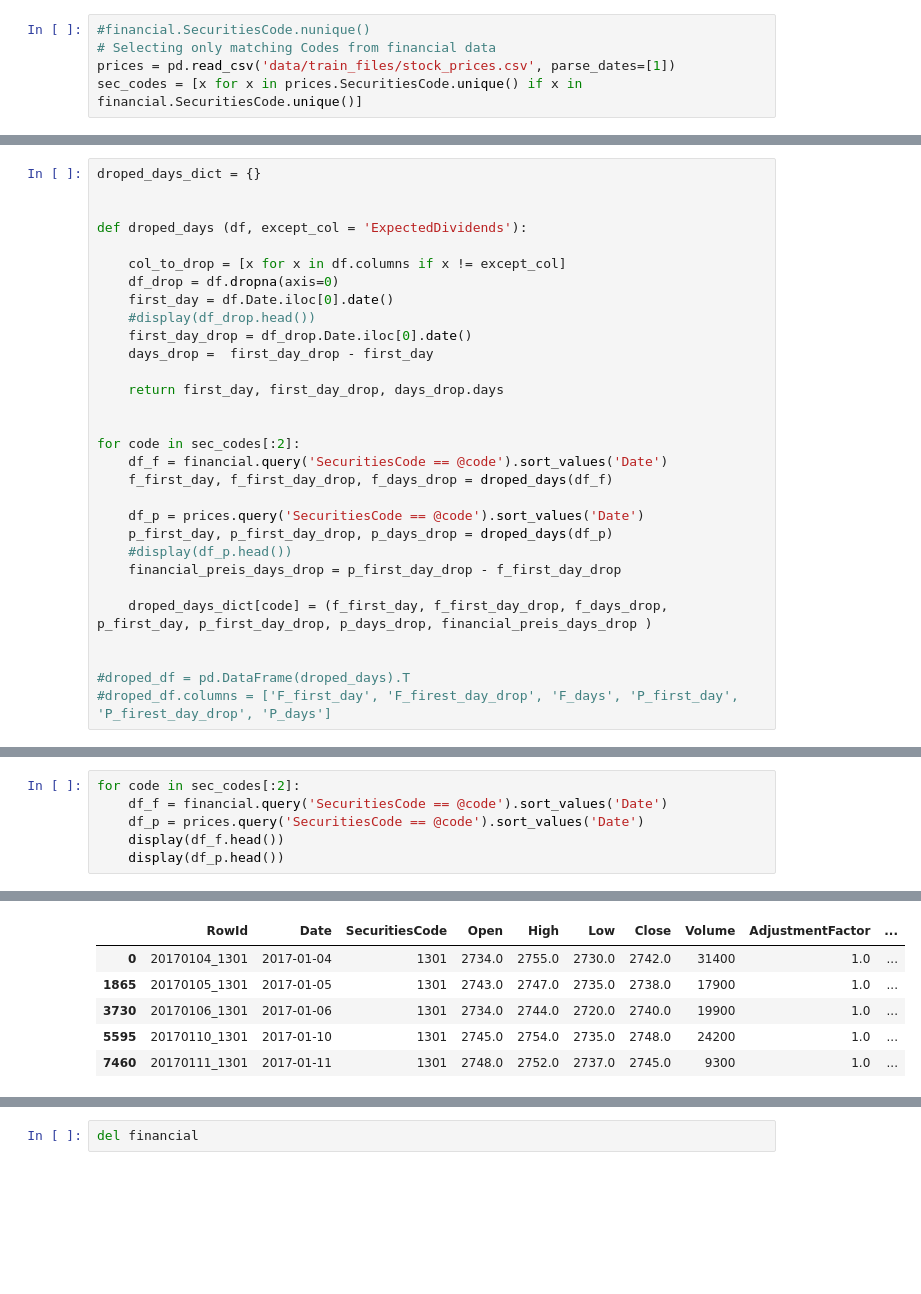
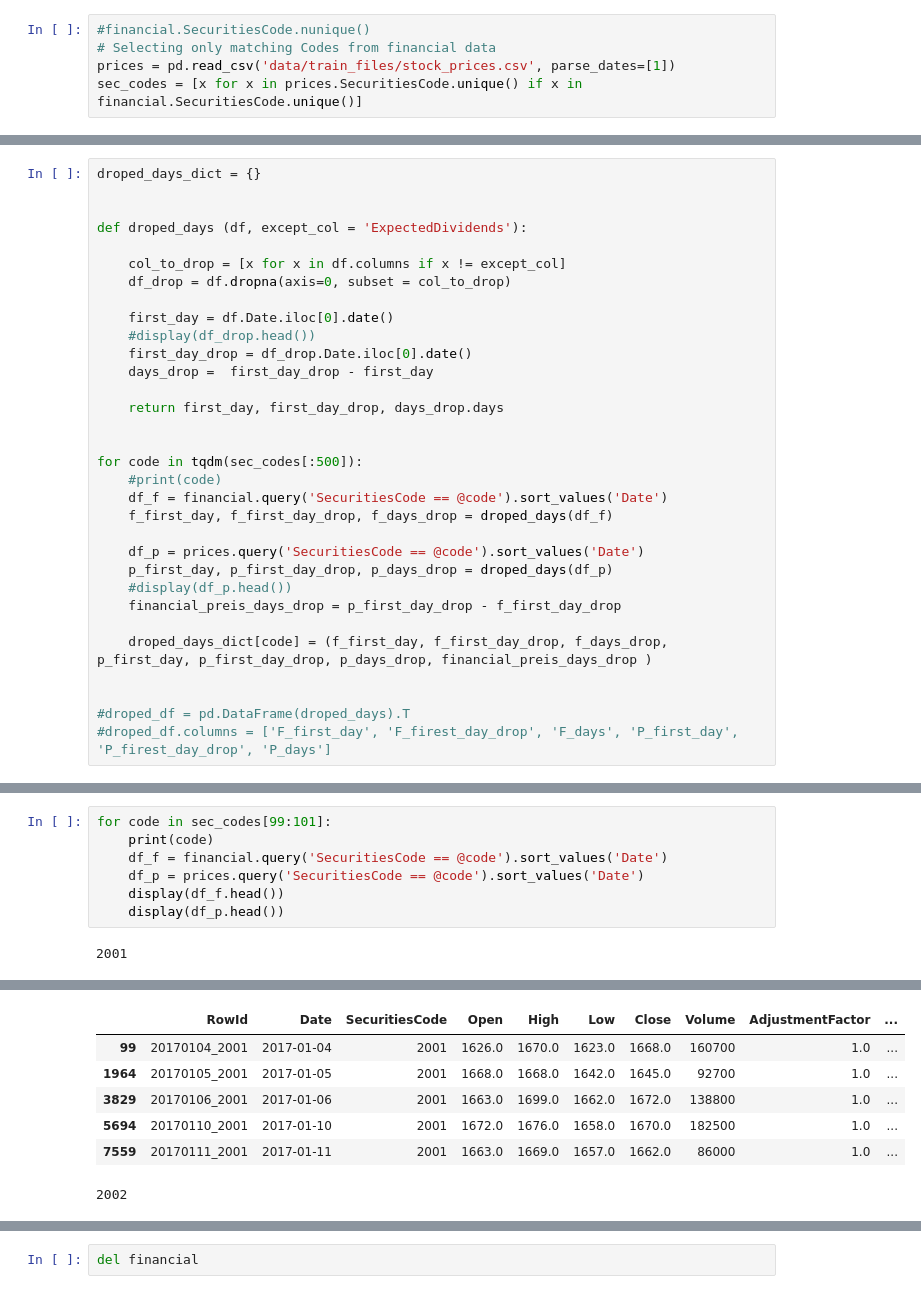
Before and after one commit to valentina-bec/tokyo-stock-exchange, a Jupyter notebook: data.ipynb, the cells around one changed output, grey strips where cells are left out. Cells and saved outputs as stored; diff of their text form; blank space fills up the shorter version.

Commit message:
drop na analysis

```diff
--- a/data.ipynb
+++ b/data.ipynb
@@ -109,7 +57,8 @@ droped_days_dict = {}
 def droped_days (df, except_col = 'ExpectedDividends'):
 
     col_to_drop = [x for x in df.columns if x != except_col]
-    df_drop = df.dropna(axis=0)
+    df_drop = df.dropna(axis=0, subset = col_to_drop)
+
     first_day = df.Date.iloc[0].date()
     #display(df_drop.head())
     first_day_drop = df_drop.Date.iloc[0].date()
@@ -118,7 +67,8 @@ def droped_days (df, except_col = 'ExpectedDividends'):
     return first_day, first_day_drop, days_drop.days
 
 
-for code in sec_codes[:2]:
+for code in tqdm(sec_codes[:500]):
+    #print(code)
     df_f = financial.query('SecuritiesCode == @code').sort_values('Date')
     f_first_day, f_first_day_drop, f_days_drop = droped_days(df_f)
 
@@ -153,8 +126,10 @@ df_1332.head()
 # %%
-for code in sec_codes[:2]:
+for code in sec_codes[99:101]:
+    print(code)
     df_f = financial.query('SecuritiesCode == @code').sort_values('Date')
     df_p = prices.query('SecuritiesCode == @code').sort_values('Date')
     display(df_f.head())
     display(df_p.head())
 # %% [output]
+2001
 |  | Date | SecuritiesCode | Profit | NetSales | OperatingProfit | BookValuePerShare | ForecastDividendPerShareFiscalYea... | ... |
@@ -166,7 +141,8 @@ for code in sec_codes[:2]:
 |  | RowId | Date | SecuritiesCode | Open | High | Low | Close | Volume | AdjustmentFactor | ... |
-| 0 | 20170104_1301 | 2017-01-04 | 1301 | 2734.0 | 2755.0 | 2730.0 | 2742.0 | 31400 | 1.0 | ... |
-| 1865 | 20170105_1301 | 2017-01-05 | 1301 | 2743.0 | 2747.0 | 2735.0 | 2738.0 | 17900 | 1.0 | ... |
-| 3730 | 20170106_1301 | 2017-01-06 | 1301 | 2734.0 | 2744.0 | 2720.0 | 2740.0 | 19900 | 1.0 | ... |
-| 5595 | 20170110_1301 | 2017-01-10 | 1301 | 2745.0 | 2754.0 | 2735.0 | 2748.0 | 24200 | 1.0 | ... |
-| 7460 | 20170111_1301 | 2017-01-11 | 1301 | 2748.0 | 2752.0 | 2737.0 | 2745.0 | 9300 | 1.0 | ... |
+| 99 | 20170104_2001 | 2017-01-04 | 2001 | 1626.0 | 1670.0 | 1623.0 | 1668.0 | 160700 | 1.0 | ... |
+| 1964 | 20170105_2001 | 2017-01-05 | 2001 | 1668.0 | 1668.0 | 1642.0 | 1645.0 | 92700 | 1.0 | ... |
+| 3829 | 20170106_2001 | 2017-01-06 | 2001 | 1663.0 | 1699.0 | 1662.0 | 1672.0 | 138800 | 1.0 | ... |
+| 5694 | 20170110_2001 | 2017-01-10 | 2001 | 1672.0 | 1676.0 | 1658.0 | 1670.0 | 182500 | 1.0 | ... |
+| 7559 | 20170111_2001 | 2017-01-11 | 2001 | 1663.0 | 1669.0 | 1657.0 | 1662.0 | 86000 | 1.0 | ... |
+2002
 |  | Date | SecuritiesCode | Profit | NetSales | OperatingProfit | BookValuePerShare | ForecastDividendPerShareFiscalYea... | ... |
```
Also changed, not shown: parts of 77 cells of this notebook, 2 other files.
